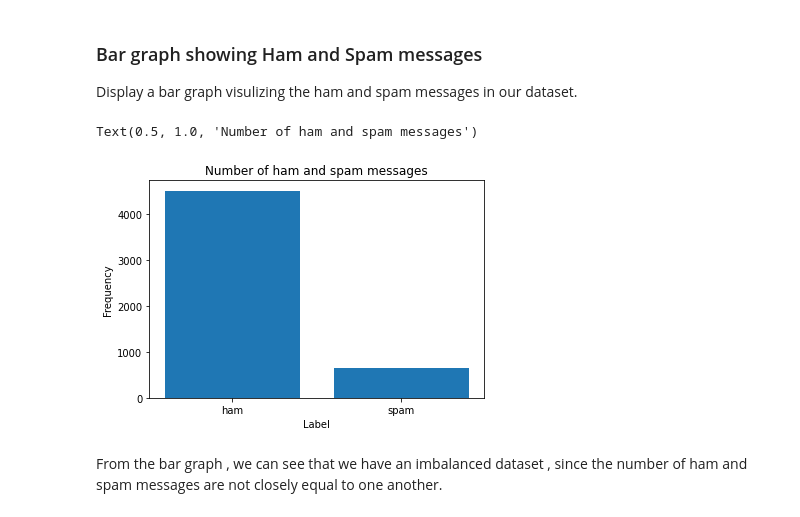
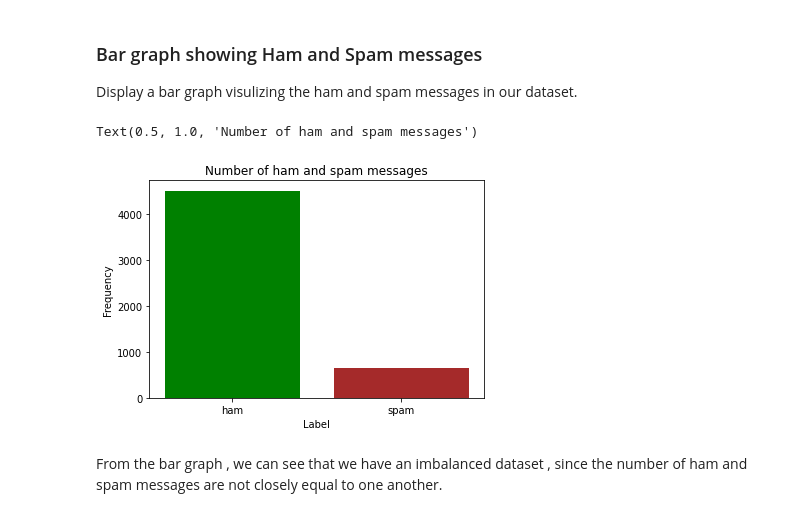
Before and after one commit to wandieinnocents/SpamSmsDetector_MachineLearning, a Jupyter notebook: SmsSpamClassifyerFinal.ipynb, the cells around one changed output. Cells and saved outputs as stored; diff of their text form; code cells hidden in the pictures.

```diff
--- a/SmsSpamClassifyerFinal.ipynb
+++ b/SmsSpamClassifyerFinal.ipynb
@@ -181,14 +181,15 @@ Name: Class_Label, dtype: int64
 ### Bar graph showing Ham and Spam messages
 Display a bar graph visulizing the ham and spam messages in our dataset.
 # %%
+# bar graph showing ham and spam messages
 bar = df['Class_Label'].value_counts()
-plt.bar(bar.index, bar)
+plt.bar(bar.index, bar,color=['green', 'brown'])
 plt.xlabel('Label')
 plt.ylabel('Frequency')
 plt.title('Number of ham and spam messages')
 # %% [output]
 Text(0.5, 1.0, 'Number of ham and spam messages')
-[figure, old version]
+[figure, new version]
 # %% [markdown]
 From the bar graph , we can see that we have an imbalanced dataset , since the number of ham and spam messages are not closely equal to one another.
 # %% [markdown]
```
Also changed, not shown: parts of 3 cells of this notebook.
